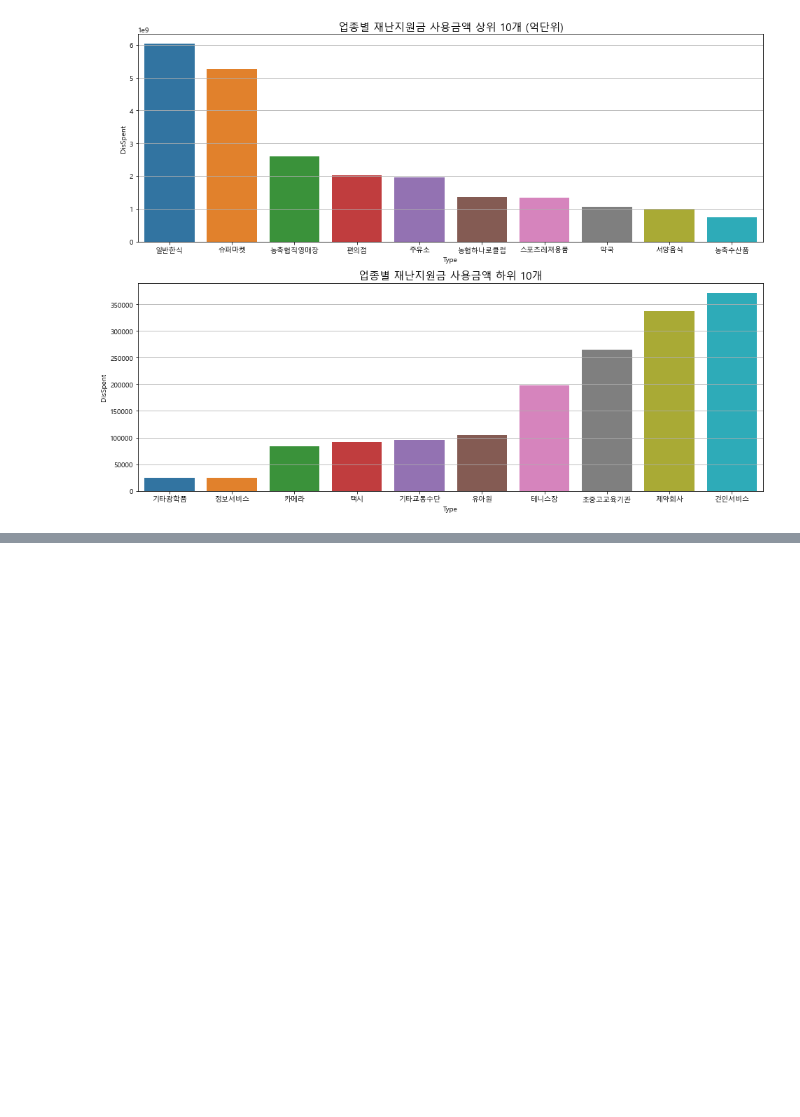
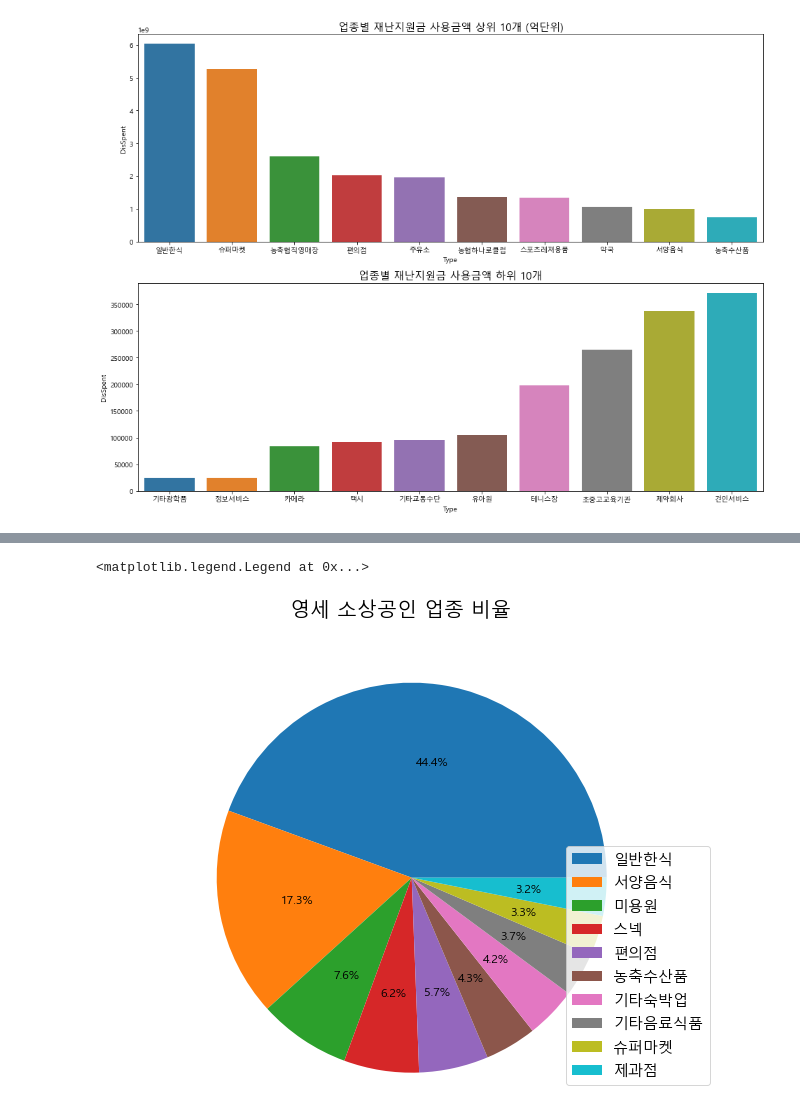
Before and after one commit to dokdin/PERSONAL1, a Jupyter notebook: Visualization.ipynb, the cells around one changed output, grey strips where cells are left out. Cells and saved outputs as stored; diff of their text form; code cells hidden in the pictures; blank space fills up the shorter version.

```diff
--- a/Visualization.ipynb
+++ b/Visualization.ipynb
@@ -144,0 +158,10 @@ GROUP.reset_index()
+# %%
+TEST=pd.DataFrame(GROUP[GROUP['FranClass']=='영세']['Type'].value_counts()).reset_index().head(10)
+fig1, ax1=plt.subplots(figsize=(11,8))
+fig1.suptitle('영세 소상공인 업종 비율', fontsize=20)
+patches,texts,autotexts=ax1.pie(TEST['Type'],autopct='%1.1f%%',textprops={'fontsize':12})
+ax1.axis('equal')
+ax1.legend(TEST['index'], fontsize=15, loc=4)
+# %% [output]
+<matplotlib.legend.Legend at 0x...>
+[figure, added]
```
Also changed, not shown: parts of 20 cells of this notebook.
